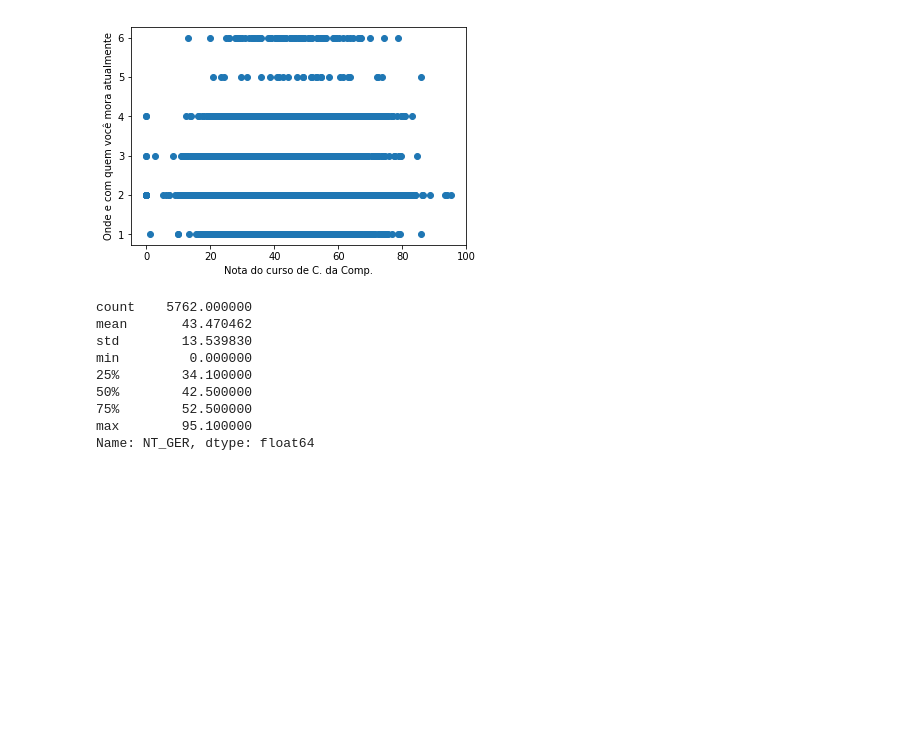
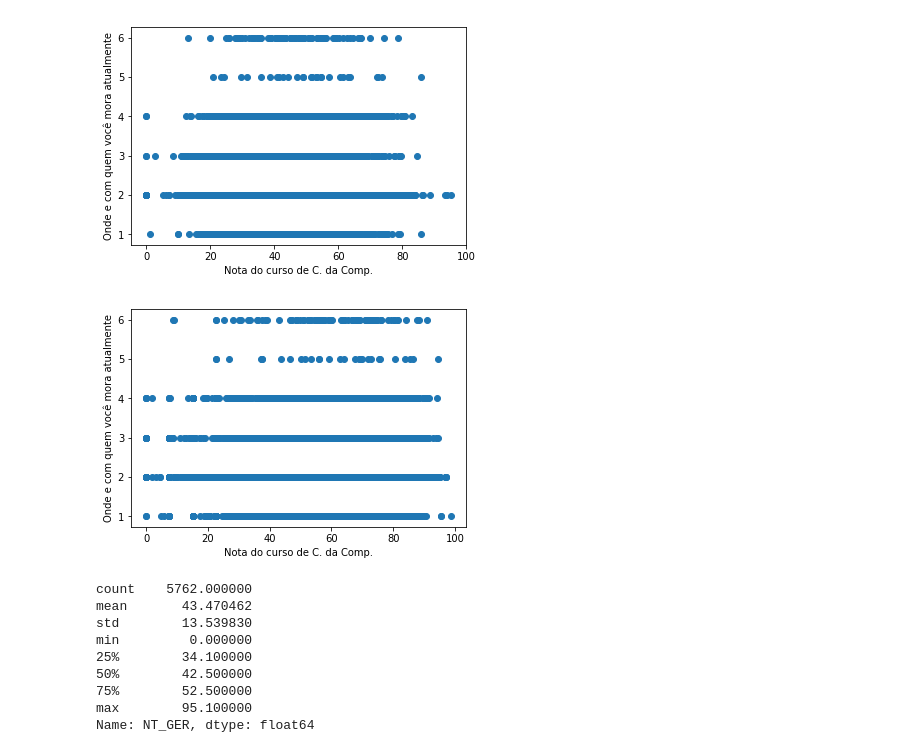
Before and after one commit to DWalterJansen/topicosIC, a Jupyter notebook: Equipe/Trabalho 4/dadosENADE - Apresentar.ipynb, the cells around one changed output. Saved outputs shown, nothing was run; the diff lists cells and outputs as text; code cells hidden in the pictures; blank space fills up the shorter version.

```diff
--- a/Equipe/Trabalho 4/dadosENADE - Apresentar.ipynb
+++ b/Equipe/Trabalho 4/dadosENADE - Apresentar.ipynb
@@ -256,6 +256,13 @@ plt.xlabel('Nota do curso de C. da Comp.')
 plt.show()
 # %% [output]
 [figure]
+# %%
+plt.scatter( ccomp.NT_FG, ccomp.QE_I06)
+plt.ylabel('Onde e com quem você mora atualmente')
+plt.xlabel('Nota do curso de C. da Comp.')
+plt.show()
+# %% [output]
+[figure, added]
 # %%
 #Estudantes que moram com os pais
 compais = ccomp.loc[ccomp.QE_I06 == 2]
```
Also changed, not shown: parts of 10 cells of this notebook.
